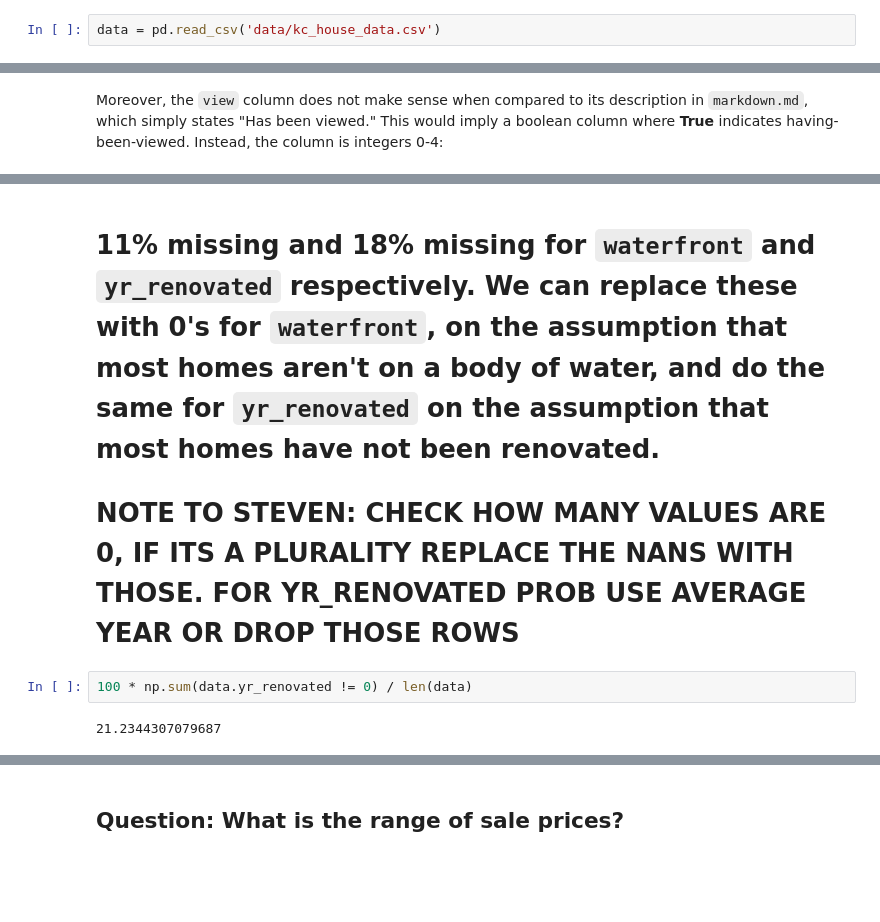
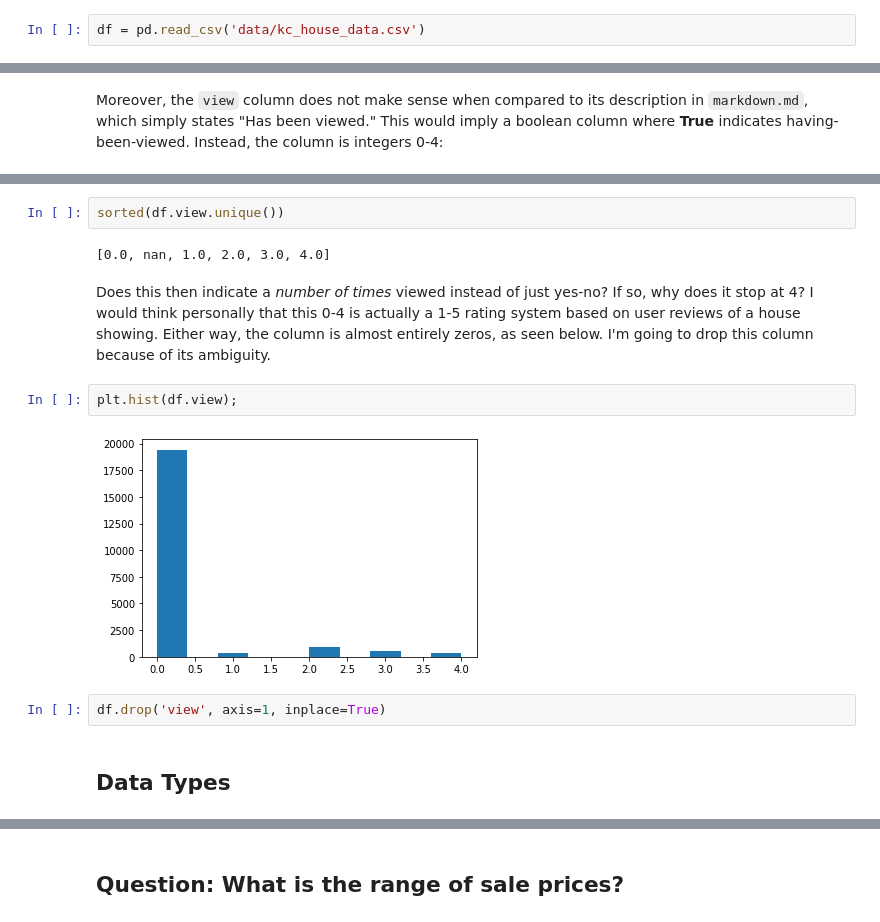
Before and after one commit to stevenzych/housing-project, a Jupyter notebook: eda_and_cleaning.ipynb, the cells around one changed output, grey strips where cells are left out. Cells and saved outputs as stored; diff of their text form; blank space fills up the shorter version.

Commit message:
cleaning almost done

```diff
--- a/eda_and_cleaning.ipynb
+++ b/eda_and_cleaning.ipynb
@@ -9,2 +14,2 @@ import numpy as np
 # %%
-data = pd.read_csv('data/kc_house_data.csv')
+df = pd.read_csv('data/kc_house_data.csv')
@@ -124,8 +54,14 @@ for i in data:
-# %% [markdown]
-# 11% missing and 18% missing for `waterfront` and `yr_renovated` respectively. We can replace these with 0's for `waterfront`, on the assumption that most homes aren't on a body of water, and do the same for `yr_renovated` on the assumption that most homes have not been renovated.
-
-# NOTE TO STEVEN: CHECK HOW MANY VALUES ARE 0, IF ITS A PLURALITY REPLACE THE NANS WITH THOSE. FOR YR_RENOVATED PROB USE AVERAGE YEAR OR DROP THOSE ROWS
-# %%
-100 * np.sum(data.yr_renovated != 0) / len(data)
-# %% [output]
-21.2344307079687
+# %%
+sorted(df.view.unique())
+# %% [output]
+[0.0, nan, 1.0, 2.0, 3.0, 4.0]
+# %% [markdown]
+Does this then indicate a *number of times* viewed instead of just yes-no? If so, why does it stop at 4? I would think personally that this 0-4 is actually a 1-5 rating system based on user reviews of a house showing. Either way, the column is almost entirely zeros, as seen below. I'm going to drop this column because of its ambiguity.
+# %%
+plt.hist(df.view);
+# %% [output]
+[figure, added]
+# %%
+df.drop('view', axis=1, inplace=True)
+# %% [markdown]
+## Data Types
```
Also changed, not shown: parts of 60 cells of this notebook.
